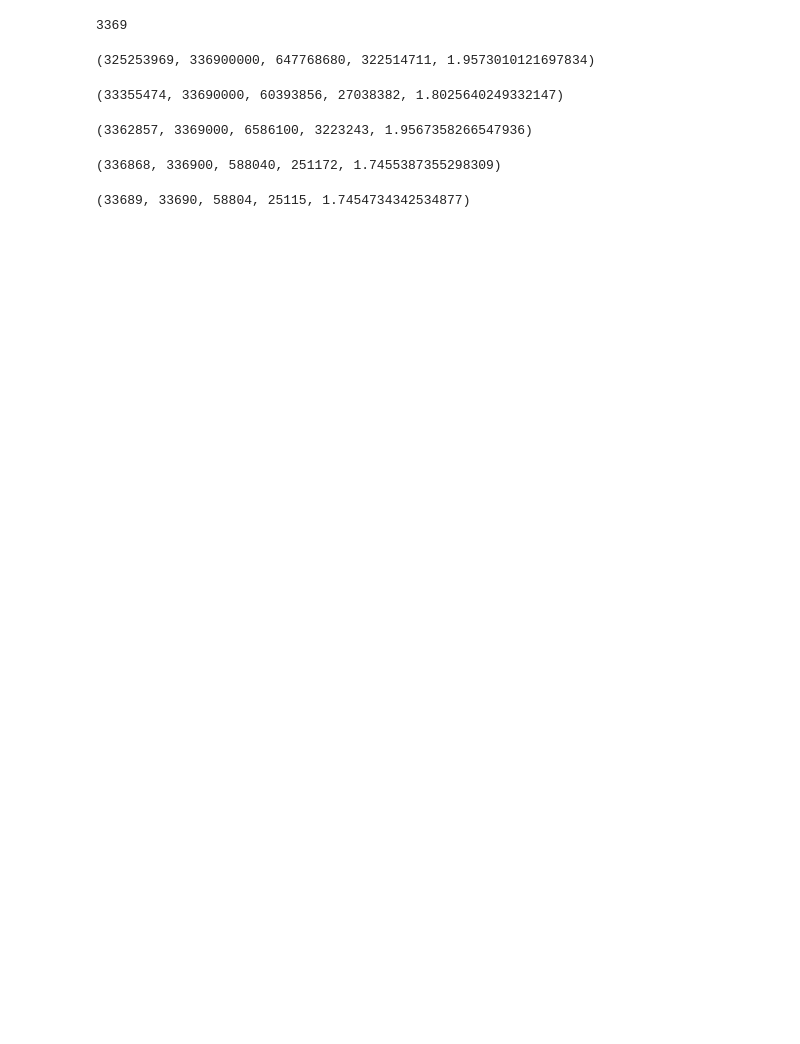
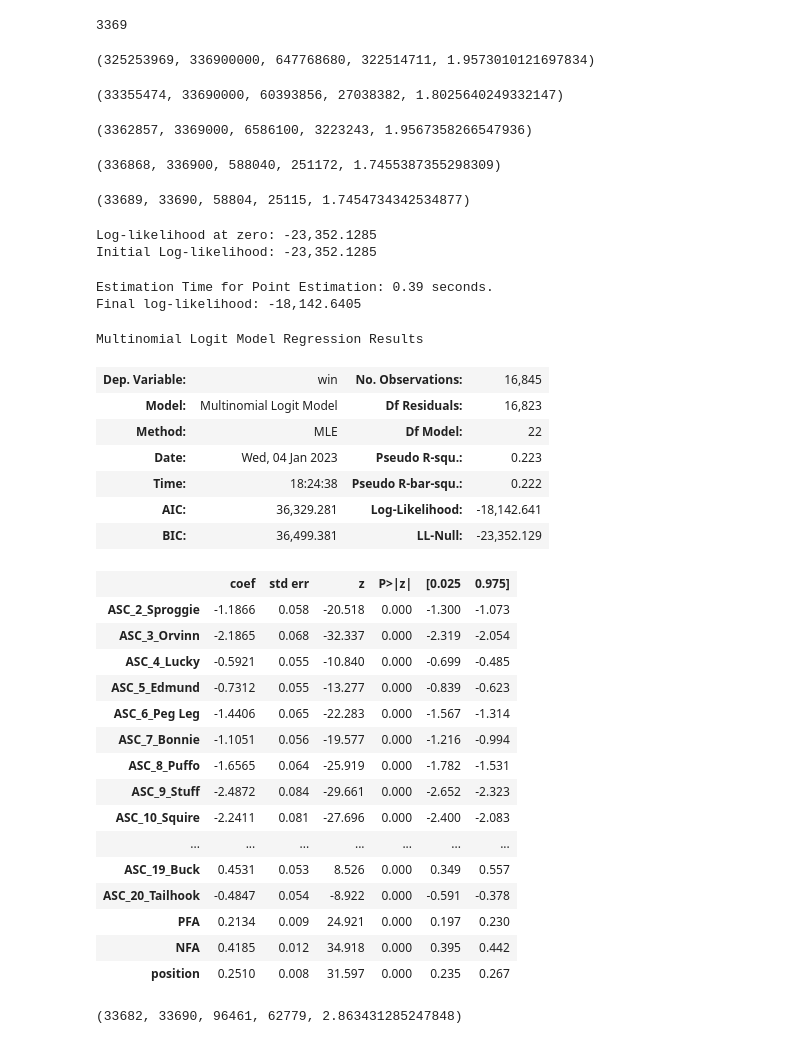
Before and after one commit to arsdragonfly/neofoodclub, a Jupyter notebook: model.ipynb, the cells around one changed output. Saved outputs shown, nothing was run; the diff lists cells and outputs as text; code cells hidden in the pictures; blank space fills up the shorter version.

```diff
--- a/model.ipynb
+++ b/model.ipynb
@@ -658,3 +665,59 @@ backtest_model_with_cap(with_position_mnl, 10, history_rounds)
 backtest_model_with_cap(with_position_mnl, 1, history_rounds)
 # %% [output]
 (33689, 33690, 58804, 25115, 1.7454734342534877)
+# %%
+# next, we train a model where pirates share one coeff for favorites and one coeff for allergies
+split_fa_specification = OrderedDict()
+split_fa_names = OrderedDict()
+split_fa_specification["intercept"] = pirates_except_the_first
+split_fa_names["intercept"] = [f'ASC_{i}_{PIRATE_NAMES[i]}' for i in pirates_except_the_first]
+# we use the same FA coefficient and same opening implied winrate coefficient for all pirates
+split_fa_specification["pfa"] = [pirates_including_the_first]
+split_fa_names["pfa"] = ['PFA']
+split_fa_specification["nfa"] = [pirates_including_the_first]
+split_fa_names["nfa"] = ['NFA']
+split_fa_specification["position"] = [pirates_including_the_first]
+split_fa_names["position"] = ['position']
+
+split_fa_mnl = pl.create_choice_model(data=long_format,
+alt_id_col='pirate',
+obs_id_col='match_id',
+choice_col='win',
+specification=split_fa_specification,
+model_type='MNL',
+names=split_fa_names)
+split_fa_mnl.fit_mle(np.zeros(22))
+split_fa_mnl.get_statsmodels_summary()
+# %% [output]
+Log-likelihood at zero: -23,352.1285
+Initial Log-likelihood: -23,352.1285
+Estimation Time for Point Estimation: 0.39 seconds.
+Final log-likelihood: -18,142.6405
+Multinomial Logit Model Regression Results
+| Dep. Variable: | win | No. Observations: | 16,845 |
+| Model: | Multinomial Logit Model | Df Residuals: | 16,823 |
+| Method: | MLE | Df Model: | 22 |
+| Date: | Wed, 04 Jan 2023 | Pseudo R-squ.: | 0.223 |
+| Time: | 18:24:38 | Pseudo R-bar-squ.: | 0.222 |
+| AIC: | 36,329.281 | Log-Likelihood: | -18,142.641 |
+| BIC: | 36,499.381 | LL-Null: | -23,352.129 |
+|  | coef | std err | z | P>|z| | [0.025 | 0.975] |
+| ASC_2_Sproggie | -1.1866 | 0.058 | -20.518 | 0.000 | -1.300 | -1.073 |
+| ASC_3_Orvinn | -2.1865 | 0.068 | -32.337 | 0.000 | -2.319 | -2.054 |
+| ASC_4_Lucky | -0.5921 | 0.055 | -10.840 | 0.000 | -0.699 | -0.485 |
+| ASC_5_Edmund | -0.7312 | 0.055 | -13.277 | 0.000 | -0.839 | -0.623 |
+| ASC_6_Peg Leg | -1.4406 | 0.065 | -22.283 | 0.000 | -1.567 | -1.314 |
+| ASC_7_Bonnie | -1.1051 | 0.056 | -19.577 | 0.000 | -1.216 | -0.994 |
+| ASC_8_Puffo | -1.6565 | 0.064 | -25.919 | 0.000 | -1.782 | -1.531 |
+| ASC_9_Stuff | -2.4872 | 0.084 | -29.661 | 0.000 | -2.652 | -2.323 |
+| ASC_10_Squire | -2.2411 | 0.081 | -27.696 | 0.000 | -2.400 | -2.083 |
+| ... | ... | ... | ... | ... | ... | ... |
+| ASC_19_Buck | 0.4531 | 0.053 | 8.526 | 0.000 | 0.349 | 0.557 |
+| ASC_20_Tailhook | -0.4847 | 0.054 | -8.922 | 0.000 | -0.591 | -0.378 |
+| PFA | 0.2134 | 0.009 | 24.921 | 0.000 | 0.197 | 0.230 |
+| NFA | 0.4185 | 0.012 | 34.918 | 0.000 | 0.395 | 0.442 |
+| position | 0.2510 | 0.008 | 31.597 | 0.000 | 0.235 | 0.267 |
+# %%
+backtest_model_with_cap(split_fa_mnl, 1, history_rounds)
+# %% [output]
+(33682, 33690, 96461, 62779, 2.863431285247848)
```
Also changed, not shown: parts of 7 cells of this notebook, 2 other files.
